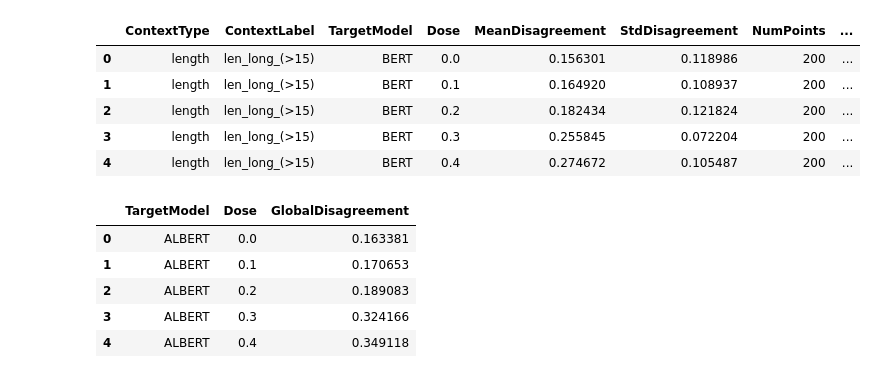
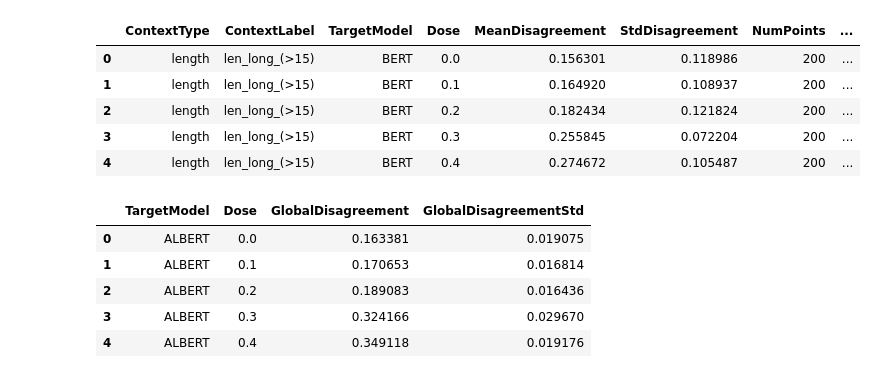
Before and after one commit to youlei202/ISQED, a Jupyter notebook: notebooks/08_bert_context_disagreement.ipynb, the cells around one changed output. Cells and saved outputs as stored; diff of their text form; code cells hidden in the pictures.

```diff
--- a/notebooks/08_bert_context_disagreement.ipynb
+++ b/notebooks/08_bert_context_disagreement.ipynb
@@ -312,41 +378,48 @@ df7.head()
 # %%
 def compute_global_disagreement(df: pd.DataFrame) -> pd.DataFrame:
     """
-    Compute a global disagreement curve for each model:
+    Compute a global disagreement curve for each model and dose:
 
-        G_t(theta) = weighted mean over contexts of MeanDisagreement,
-                     where weights are the number of evaluation points
-                     in each (context_type, context_label) bucket.
+        mean = weighted mean over contexts of MeanDisagreement (weights=NumPoints)
+        std  = weighted std over contexts of MeanDisagreement (same weights)
 
-    Here MeanDisagreement is already the average over peers and samples inside
-    each context bucket, so this function only aggregates across contexts.
+    Here MeanDisagreement is already averaged within each context bucket,
+    so this aggregates across context buckets only.
     """
     rows = []
     for (model, dose), sub in df.groupby(["TargetModel", "Dose"]):
-        weights = sub["NumPoints"].values.astype(float)
-        vals = sub["MeanDisagreement"].values.astype(float)
+        w = sub["NumPoints"].astype(float).to_numpy()
+        v = sub["MeanDisagreement"].astype(float).to_numpy()
 
-        if weights.sum() <= 0:
+        # drop invalid
+        mask = np.isfinite(w) & np.isfinite(v) & (w > 0)
+        w, v = w[mask], v[mask]
+        if w.size == 0 or w.sum() <= 0:
             continue
 
-        global_mean = float(np.average(vals, weights=weights))
-        rows.append(
-            {
-                "TargetModel": model,
-                "Dose": float(dose),
-                "GlobalDisagreement": global_mean,
-            }
-        )
+        wsum = w.sum()
+        mean = float(np.sum(w * v) / wsum)
+
+        # weighted std (population form)
+        var = float(np.sum(w * (v - mean) ** 2) / wsum)
+        std = float(np.sqrt(var))
+
+        rows.append({
+            "TargetModel": model,
+            "Dose": float(dose),
+            "GlobalDisagreement": mean,
+            "GlobalDisagreementStd": std,
+        })
     return pd.DataFrame(rows)
 
 
 global_dis = compute_global_disagreement(df7)
 global_dis.sort_values(["TargetModel", "Dose"]).head()
 # %% [output]
-|  | TargetModel | Dose | GlobalDisagreement |
-| 0 | ALBERT | 0.0 | 0.163381 |
-| 1 | ALBERT | 0.1 | 0.170653 |
-| 2 | ALBERT | 0.2 | 0.189083 |
-| 3 | ALBERT | 0.3 | 0.324166 |
-| 4 | ALBERT | 0.4 | 0.349118 |
+|  | TargetModel | Dose | GlobalDisagreement | GlobalDisagreementStd |
+| 0 | ALBERT | 0.0 | 0.163381 | 0.019075 |
+| 1 | ALBERT | 0.1 | 0.170653 | 0.016814 |
+| 2 | ALBERT | 0.2 | 0.189083 | 0.016436 |
+| 3 | ALBERT | 0.3 | 0.324166 | 0.029670 |
+| 4 | ALBERT | 0.4 | 0.349118 | 0.019176 |
 # %%
```
Also changed, not shown: parts of 5 cells of this notebook, 4 other files.
